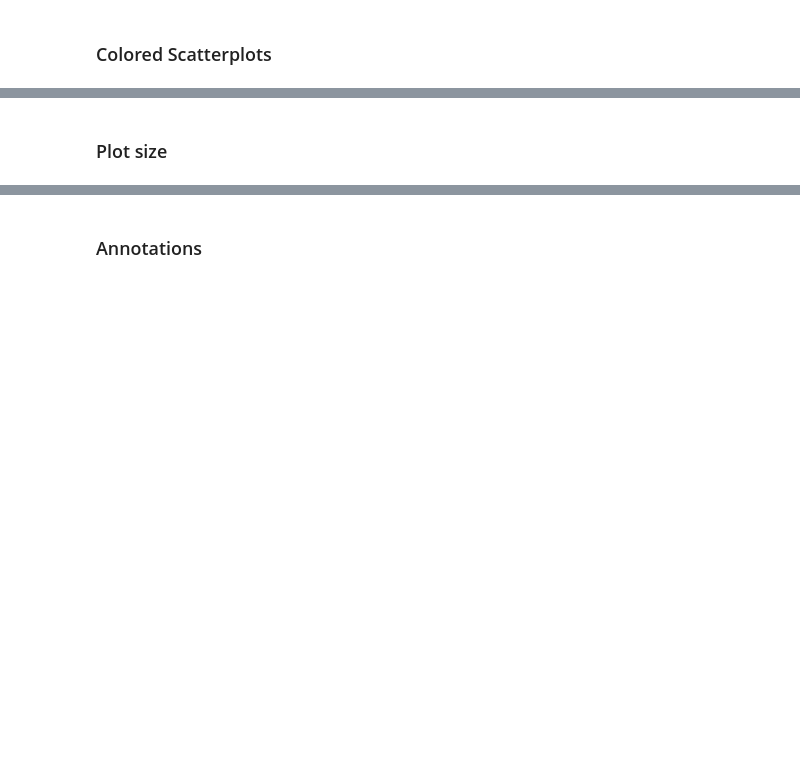
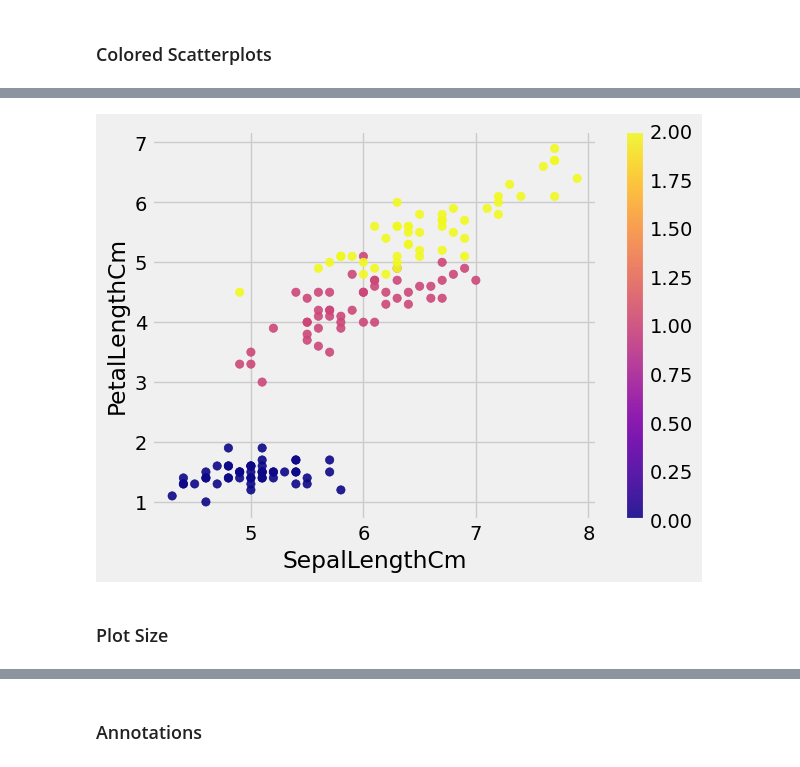
Before and after one commit to Apurba1903/DV_DA, a Jupyter notebook: Week 9 advanced_matplotlib.ipynb, the cells around one changed output, grey strips where cells are left out. Cells and saved outputs as stored; diff of their text form; code cells hidden in the pictures; blank space fills up the shorter version.

Commit message:
Complete Advance Matplotlib

```diff
--- a/Week 9 advanced_matplotlib.ipynb
+++ b/Week 9 advanced_matplotlib.ipynb
@@ -1,2 +1,8 @@
+# %%
+import matplotlib.pyplot as plt
+import pandas as pd
+import numpy as np
+
+plt.style.use('fivethirtyeight')
 # %% [markdown]
 ### Colored Scatterplots
@@ -4,0 +9,3 @@
+# %%
+df = pd.read_csv("C:\\Users\\ACER\\Desktop\\DSMP1\\Datasets\\datasets-session-24\\iris.csv")
+df.sample(5)
@@ -4,0 +19,3 @@
+# %%
+df['Species'] = df['Species'].replace({'Iris-setosa':0, 'Iris-versicolor': 1, 'Iris-virginica':2})
+df.sample(5)
@@ -5,2 +29,14 @@
+# %%
+# cmap and alpha
+
+
+plt.scatter(df['SepalLengthCm'], df['PetalLengthCm'], c=df['Species'], cmap='plasma', alpha=0.9)
+plt.xlabel('SepalLengthCm')
+plt.ylabel('PetalLengthCm')
+plt.colorbar()
+
+plt.show()
+# %% [output]
+[figure, added]
 # %% [markdown]
-### Plot size
+### Plot Size
```
Also changed, not shown: parts of 63 cells of this notebook.
